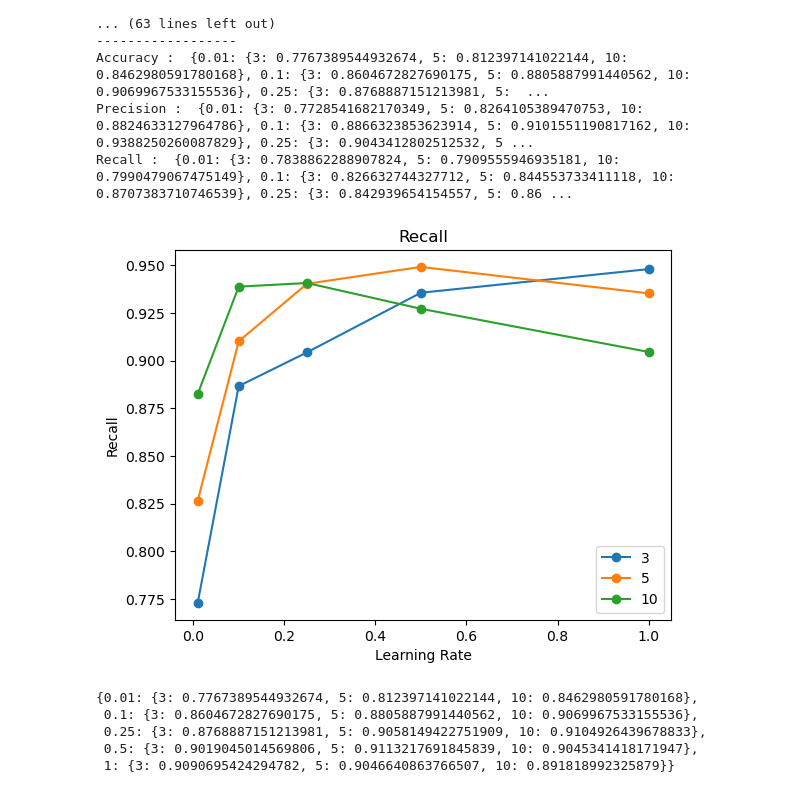
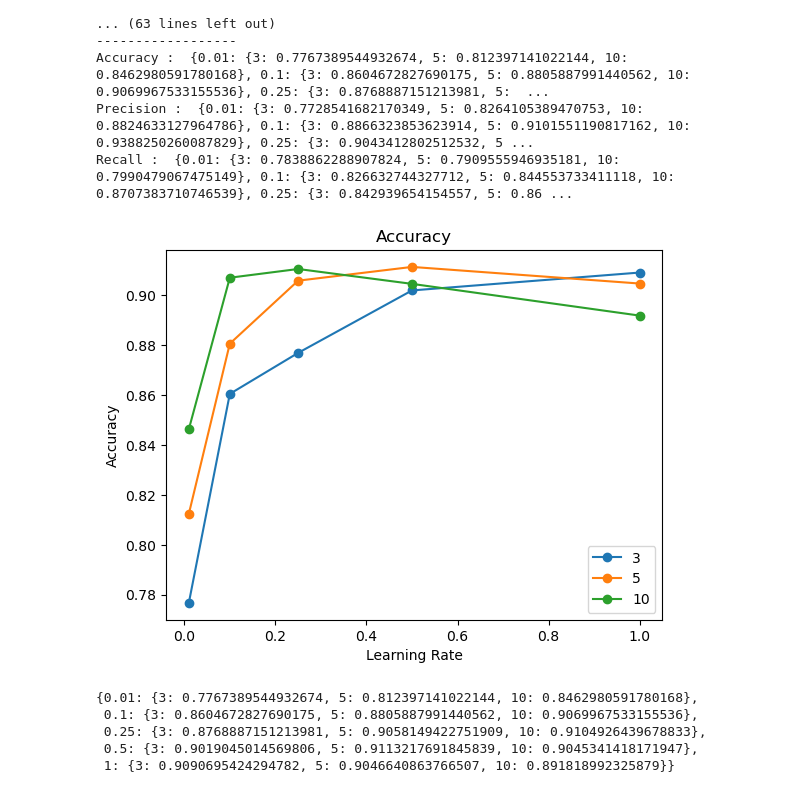
Before and after one commit to dr17549/Credit-Default-Prediction, a Jupyter notebook: Loan Default.ipynb, the cells around one changed output. Drawn from its saved outputs; the diff is of its cells as text; code cells hidden in the pictures.

```diff
--- a/Loan Default.ipynb
+++ b/Loan Default.ipynb
@@ -377,10 +377,11 @@ Ridge Model Precision :  0.28128208052925746
 # Random Forest
 # %%
 
-random_forest = RandomForestClassifier(n_estimators = 50, max_depth=2, random_state=0)
+random_forest = RandomForestClassifier(n_estimators = 200, max_depth=5, random_state=0)
 random_forest.fit(X_smote, y_smote)
 
 y_pred = random_forest.predict(X_OOS_test)
 print("RND Forest Model Recall : " , recall_score(y_OOS_test, y_pred))
 print("RND Forest Precision : ", precision_score(y_OOS_test,y_pred))
+print("RND Forest F1 : ", f1_score(y_OOS_test,y_pred))
 # %% [output]
@@ -666,10 +670,5 @@ y_pred = clf.predict(X_OOS_test)
 print("Gradient Boosting Accuracy : " , accuracy_score(y_OOS_test, y_pred))
 print("Gradient Boosting Recall : " , recall_score(y_OOS_test, y_pred))
 print("Gradient Boosting Precision : ", precision_score(y_OOS_test,y_pred))
-
-clf = GradientBoostingClassifier(n_estimators=100, learning_rate=1, max_depth=10, random_state=0).fit(X_smote, y_smote)
-y_pred = clf.predict(X_OOS_test)
-print("Gradient Boosting Accuracy : " , accuracy_score(y_OOS_test, y_pred))
-print("Gradient Boosting Recall : " , recall_score(y_OOS_test, y_pred))
-print("Gradient Boosting Precision : ", precision_score(y_OOS_test,y_pred))
+print("Gradient Boosting f1 : ", f1_score(y_OOS_test,y_pred))
 # %% [output]
@@ -762,9 +750,9 @@ def plot_result(dataframe, X_axis, Y_axis, title):
     plt.ylabel(Y_axis)
     plt.show()
 # %%
-plot_result(cross_validate_recall, 'Learning Rate', 'Recall', 'Recall')
+plot_result(cross_validate_result, 'Learning Rate', 'Accuracy', 'Accuracy')
 # %% [output]
-[figure, old version]
+[figure, new version]
 # %%
 pprint.pprint(cross_validate_result)
 # %% [output]
```
Also changed, not shown: parts of 5 cells of this notebook.
